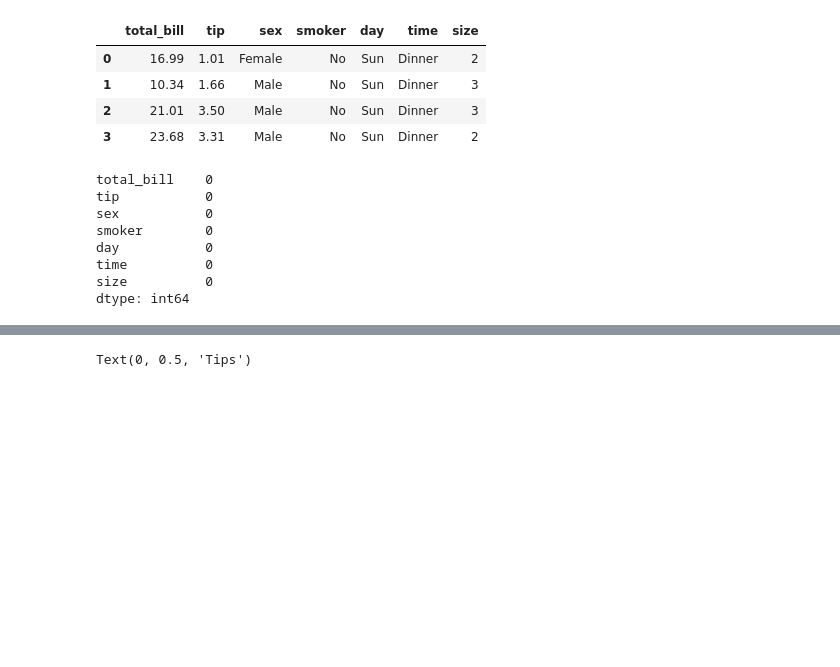
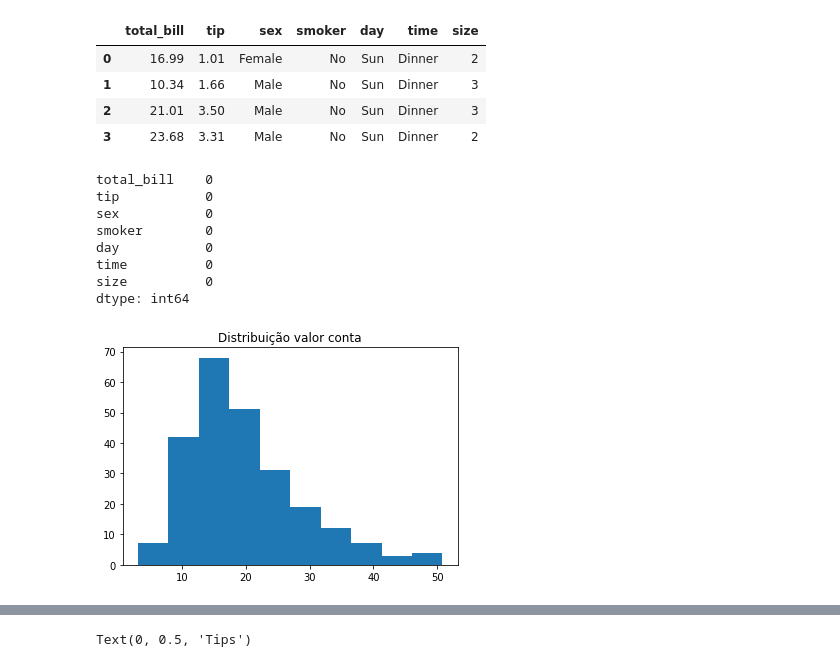
Before and after one commit to pedrodatascientist/Cienciadedados, a Jupyter notebook: LinearRegression.ipynb, the cells around one changed output, grey strips where cells are left out. Drawn from its saved outputs; the diff is of its cells as text; code cells hidden in the pictures; blank space fills up the shorter version.

```diff
--- a/LinearRegression.ipynb
+++ b/LinearRegression.ipynb
@@ -33,3 +33,8 @@ day           0
 time          0
 size          0
 dtype: int64
+# %%
+plt.hist(tips['total_bill'])
+plt.title('Distribuição valor conta');
+# %% [output]
+[figure, added]
```
Also changed, not shown: parts of 6 cells of this notebook.
